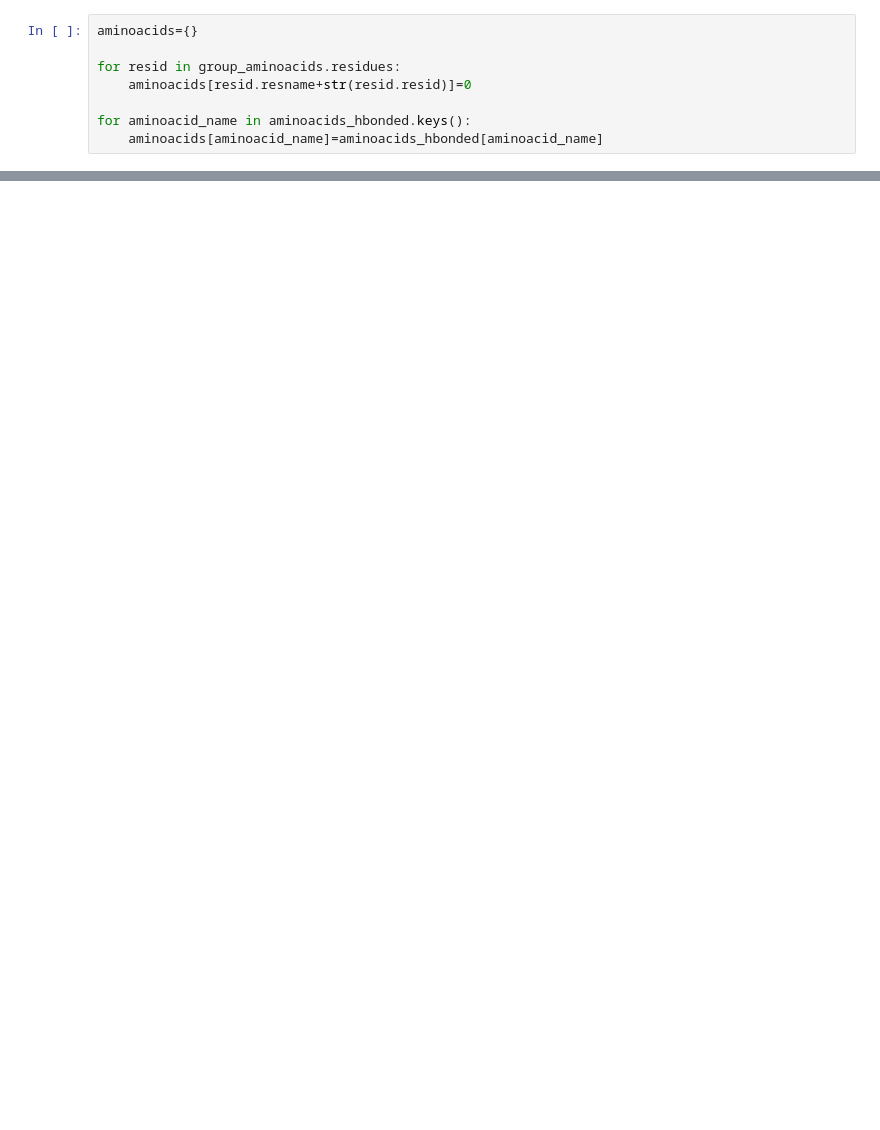
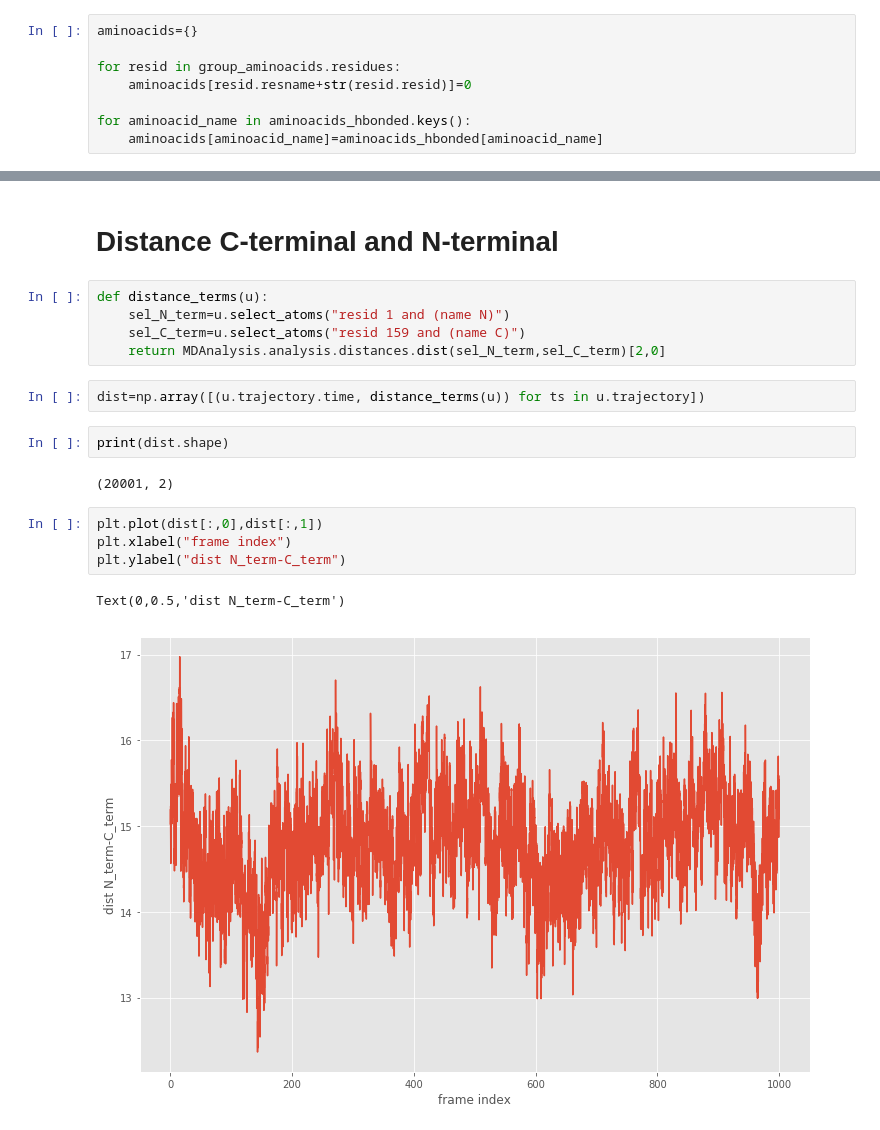
Before and after one commit to uibcdf/example_analysis, a Jupyter notebook: Notebooks/NB_DPG.ipynb, the cells around one changed output, grey strips where cells are left out. Cells and saved outputs as stored; diff of their text form; blank space fills up the shorter version.

Commit message:
First analysis finished

```diff
--- a/Notebooks/NB_DPG.ipynb
+++ b/Notebooks/NB_DPG.ipynb
@@ -170,0 +217,20 @@ plt.bar(range(len(aminoacids)),values,tick_label=names)
+# %% [markdown]
+# Distance C-terminal and N-terminal
+# %%
+def distance_terms(u):
+    sel_N_term=u.select_atoms("resid 1 and (name N)")
+    sel_C_term=u.select_atoms("resid 159 and (name C)")
+    return MDAnalysis.analysis.distances.dist(sel_N_term,sel_C_term)[2,0]
+# %%
+dist=np.array([(u.trajectory.time, distance_terms(u)) for ts in u.trajectory])
+# %%
+print(dist.shape)
+# %% [output]
+(20001, 2)
+# %%
+plt.plot(dist[:,0],dist[:,1])
+plt.xlabel("frame index")
+plt.ylabel("dist N_term-C_term")
+# %% [output]
+Text(0,0.5,'dist N_term-C_term')
+[figure, added]
```
Also changed, not shown: parts of 17 cells of this notebook.
